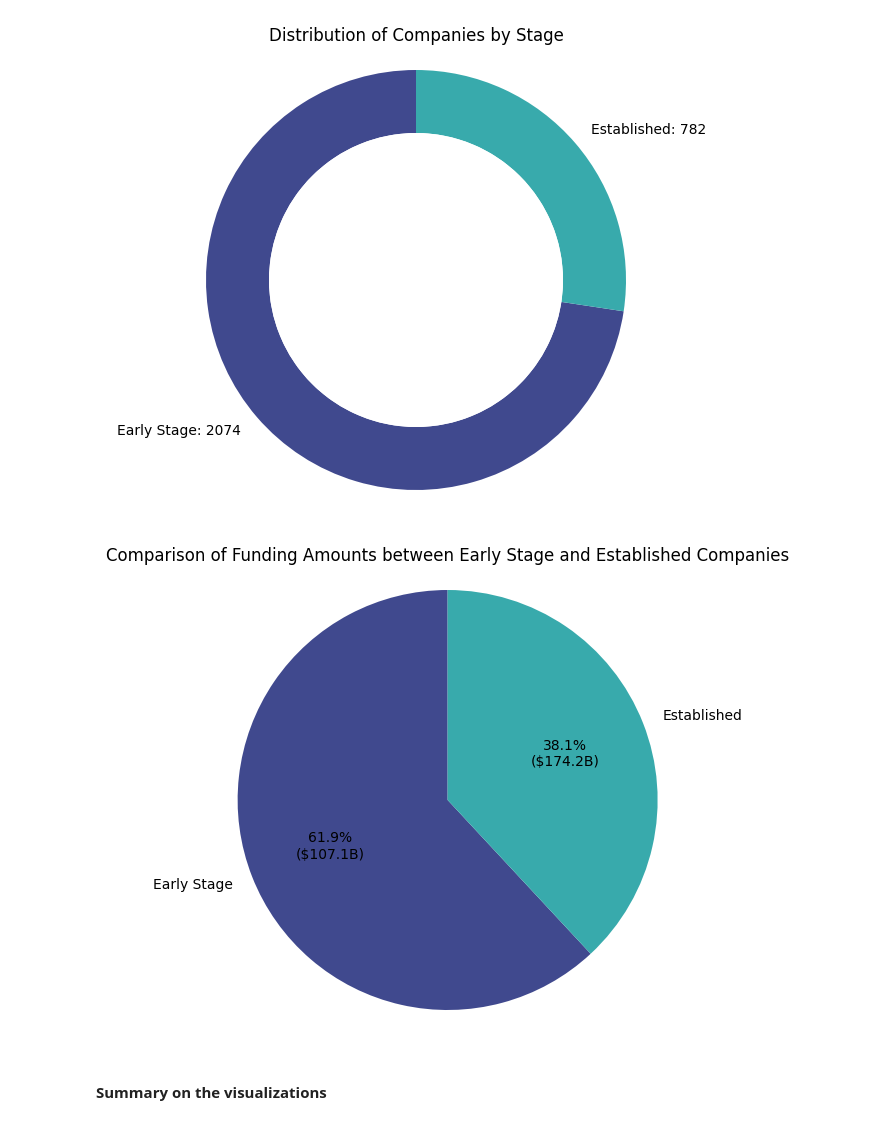
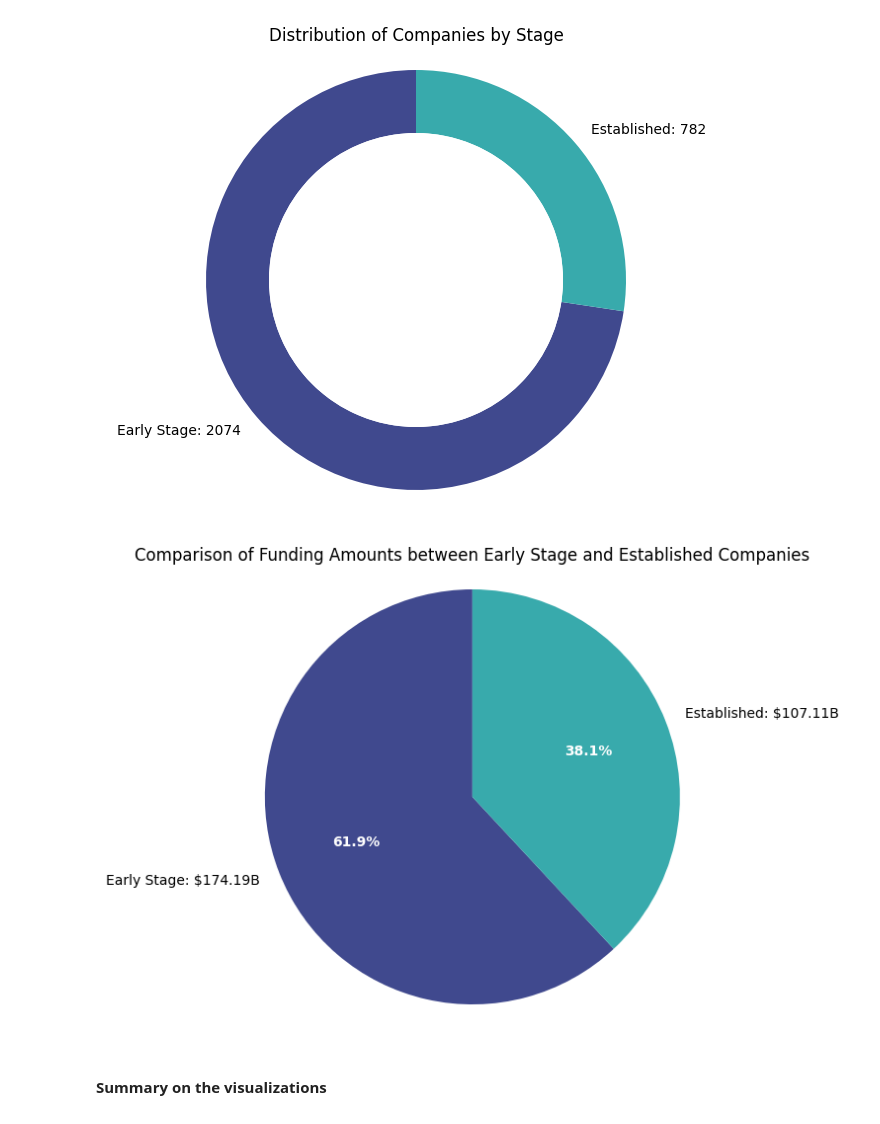
Before and after one commit to heldana30/Azubi_Africa_Live_Project_Indian_Startup_Funding_Analysis, a Jupyter notebook: indian_start_up_funding_analysis.ipynb, the cells around one changed output. Saved outputs shown, nothing was run; the diff lists cells and outputs as text; code cells hidden in the pictures.

Commit message:
modification on visuals and start with the last business question

```diff
--- a/indian_start_up_funding_analysis.ipynb
+++ b/indian_start_up_funding_analysis.ipynb
@@ -1562,28 +1561,34 @@ plt.show()
 # %%
 # Calculate the total funding amounts for each stage
 stage_funding = final_dataset.groupby('stage_of_startup')['amount($)'].sum()
-early_stage_startups['amount_in_billions'] = early_stage_startups['amount($)'] / 1e9
 
 # Set up the data for the pie chart
 labels = stage_funding.index
 sizes = stage_funding.values
 
 # Set up colors
 colors = sns.color_palette('mako', len(labels))
 
 # Create a pie chart
 plt.figure(figsize=(8, 6))
-plt.pie(sizes, labels=labels, colors=colors, autopct=lambda pct: f'{pct:.1f}%\n(${early_stage_startups["amount_in_billions"][int(pct/100.0 * len(sizes))]:.1f}B)', startangle=90)
+patches, texts, autotexts = plt.pie(sizes, labels=labels, colors=colors, autopct='%1.1f%%', startangle=90)
+
+# Add funding amounts to labels
+for i, (text, autotext) in enumerate(zip(texts, autotexts)):
+    autotext.set_color('white')  # Change the color of the percentage text to white
+    autotext.set_fontweight('bold')  # Make the percentage text bold
+    text.set_text(f'{labels[i]}: ${sizes[i]/1e9:.2f}B')  # Set the label text to include both the label and its corresponding funding amount
+
 # Equal aspect ratio ensures that pie is drawn as a circle
 plt.axis('equal')
 
 # Add title
 plt.title('Comparison of Funding Amounts between Early Stage and Established Companies')
 
 # Show the plot
 plt.show()
 # %% [output]
-[figure, old version]
+[figure, new version]
 # %% [markdown]
 #### Summary on the visualizations
 # %% [markdown]
```
Also changed, not shown: parts of 13 cells of this notebook.
